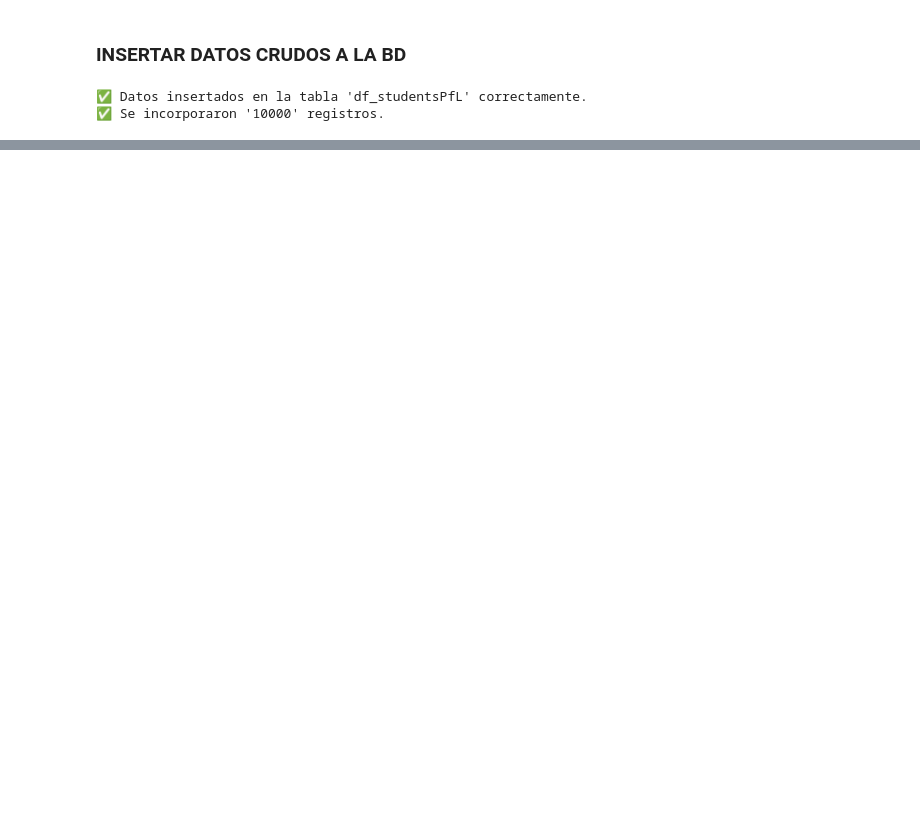
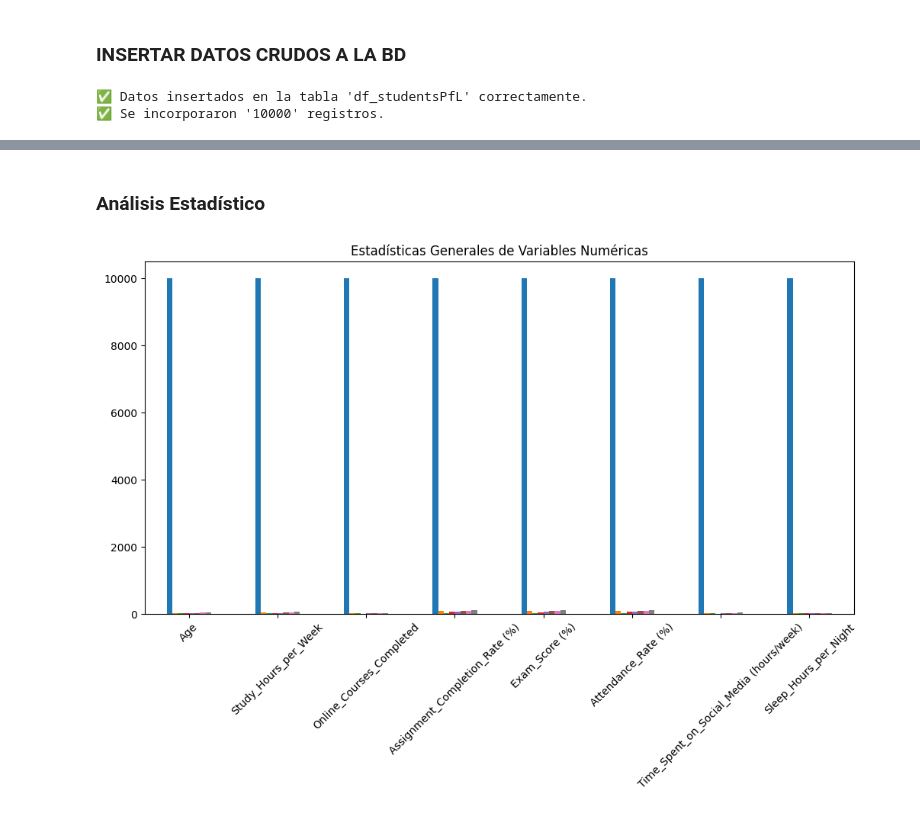
Before and after one commit to CfarinaValencia/StudensPerfomanceFactors_ETL, a Jupyter notebook: Fase1.ipynb, the cells around one changed output, grey strips where cells are left out. Saved outputs shown, nothing was run; the diff lists cells and outputs as text; code cells hidden in the pictures; blank space fills up the shorter version.

```diff
--- a/Fase1.ipynb
+++ b/Fase1.ipynb
@@ -97,0 +187,13 @@ print(f"✅ Se incorporaron '{df_studentsPf.shape[0]}' registros.")
+# %% [markdown]
+### Análisis Estadístico
+# %%
+
+# Generar estadísticas generales para variables numéricas y graficarlas
+if not df_transformedST.empty:
+    df_transformedST.describe().T.plot(kind="bar", figsize=(12, 6), legend=False, title="Estadísticas Generales de Variables Numéricas")
+    plt.xticks(rotation=45)
+    plt.show()
+else:
+    print("El DataFrame está vacío. No se pueden generar estadísticas.")
+# %% [output]
+[figure, added]
```
Also changed, not shown: parts of 30 cells of this notebook, 1 other file.
